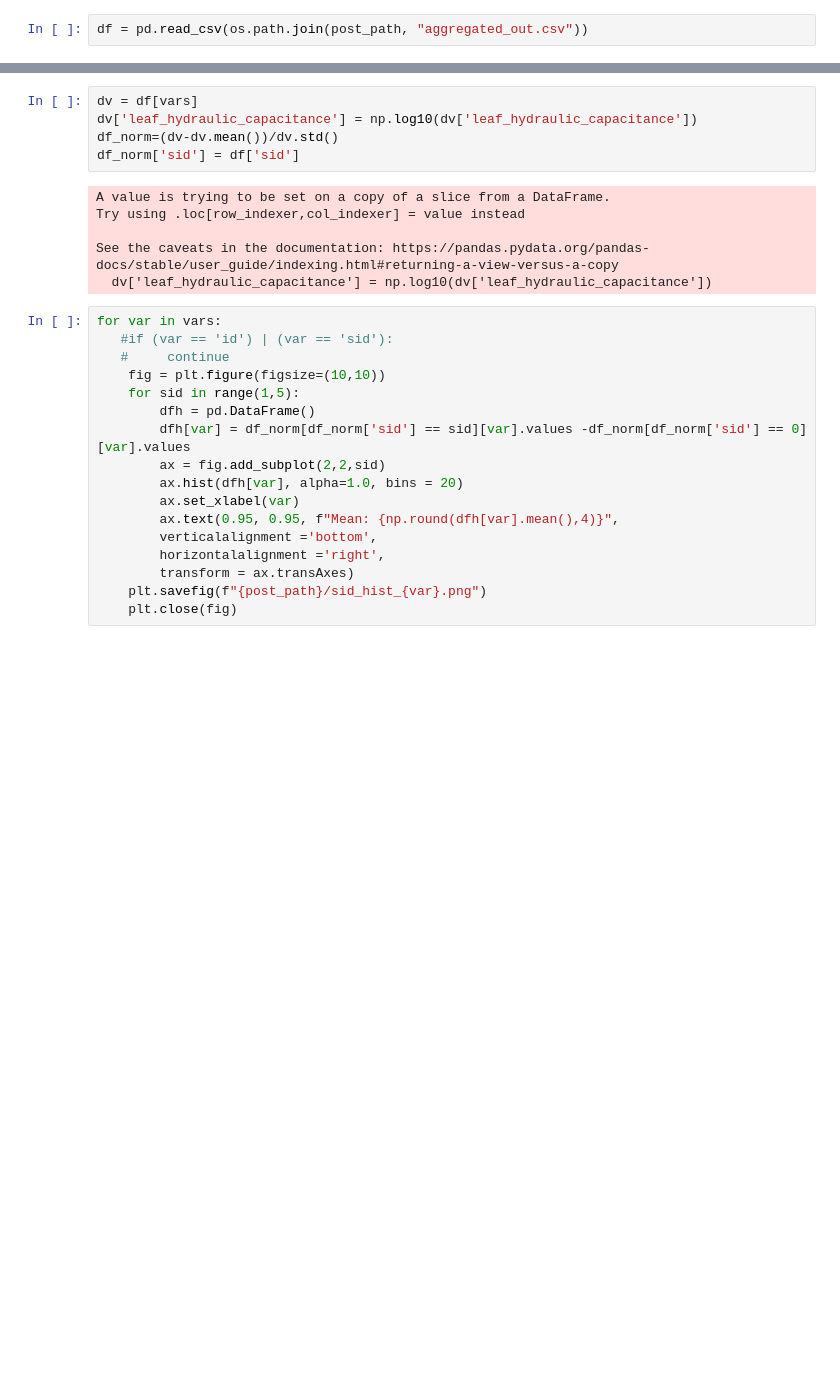
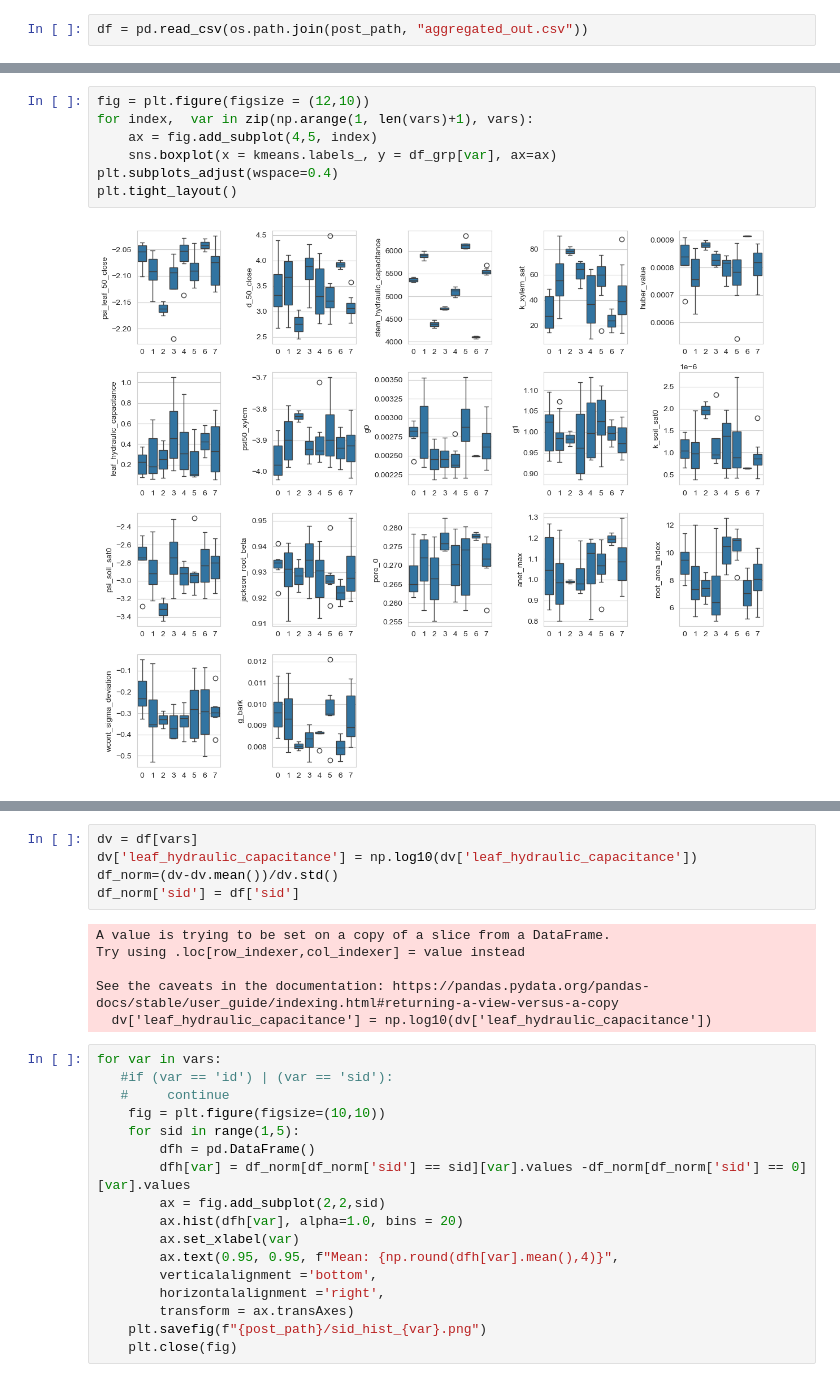
Before and after one commit to PhillipPapastefanou/SimPHony, a Jupyter notebook: appl/swiss/post_processing/EX_CON.ipynb, the cells around one changed output, grey strips where cells are left out. Cells and saved outputs as stored; diff of their text form; blank space fills up the shorter version.

```diff
--- a/appl/swiss/post_processing/EX_CON.ipynb
+++ b/appl/swiss/post_processing/EX_CON.ipynb
@@ -66,0 +121,9 @@ for var in vars:
+# %%
+fig = plt.figure(figsize = (12,10))
+for index,  var in zip(np.arange(1, len(vars)+1), vars):
+    ax = fig.add_subplot(4,5, index)
+    sns.boxplot(x = kmeans.labels_, y = df_grp[var], ax=ax)
+plt.subplots_adjust(wspace=0.4)
+plt.tight_layout()
+# %% [output]
+[figure, added]
```
Also changed, not shown: parts of 20 cells of this notebook, 26 other files.
